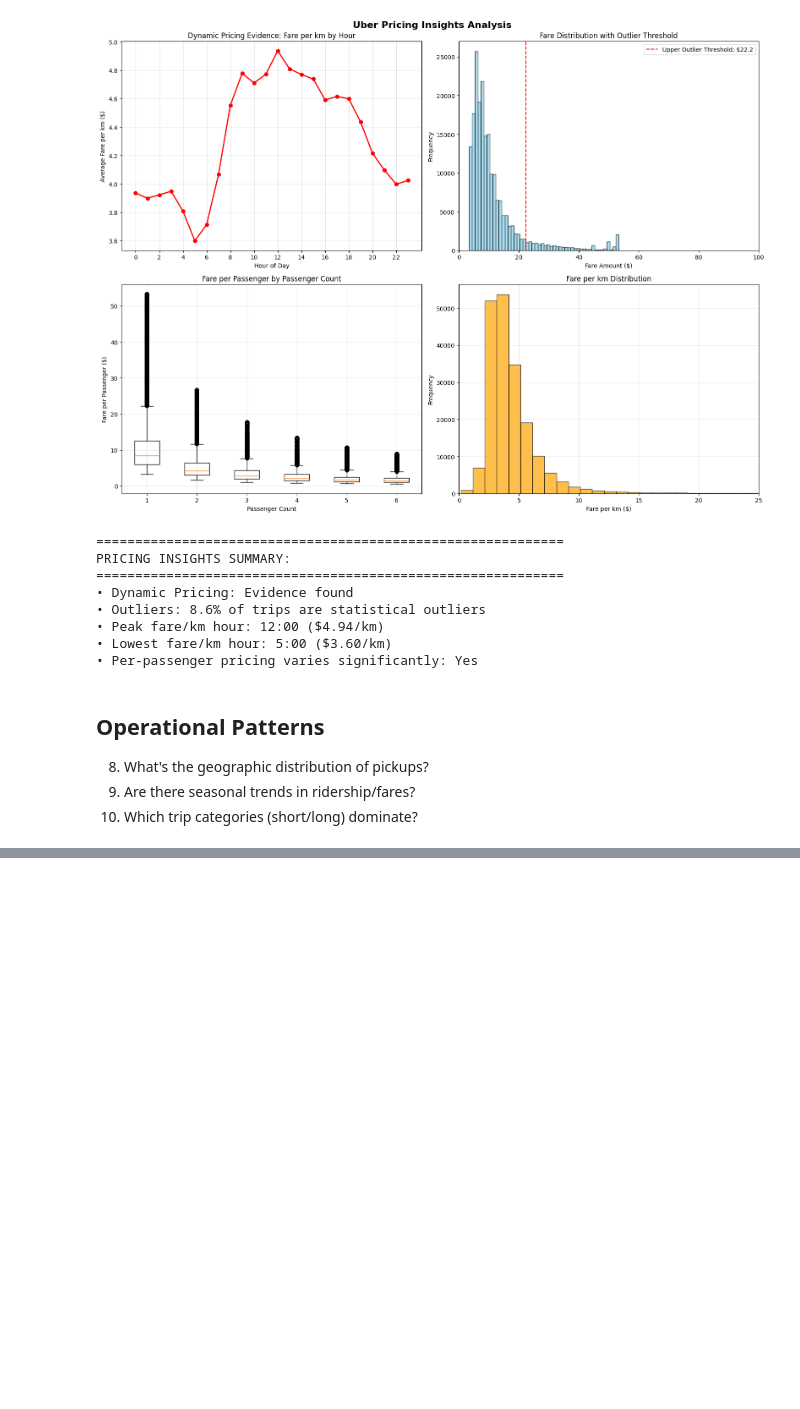
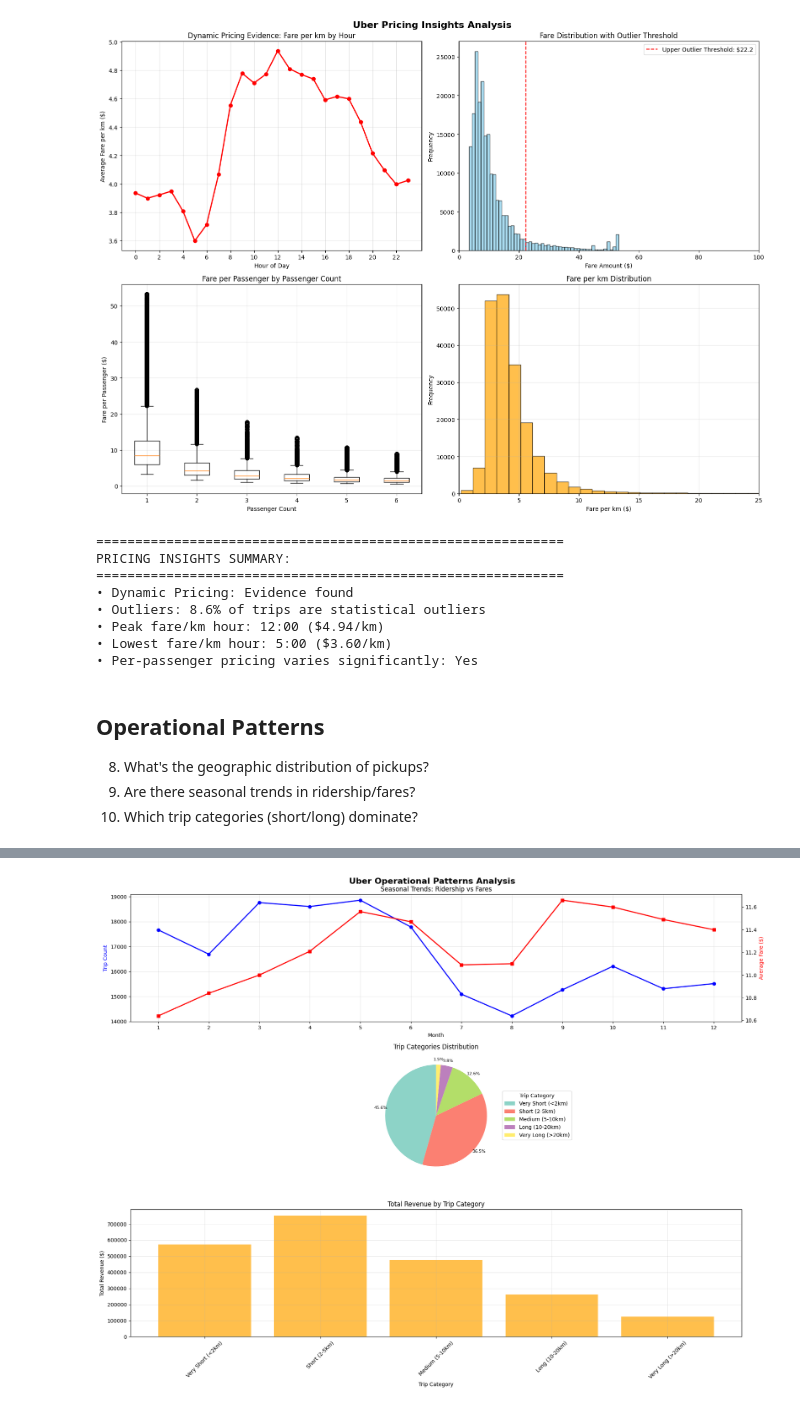
Before and after one commit to necromet/Uber-Fares-Analysis, a Jupyter notebook: uber-fares-analysis.ipynb, the cells around one changed output, grey strips where cells are left out. Cells and saved outputs as stored; diff of their text form; code cells hidden in the pictures; blank space fills up the shorter version.

```diff
--- a/uber-fares-analysis.ipynb
+++ b/uber-fares-analysis.ipynb
@@ -402,0 +528,80 @@ PRICING INSIGHTS SUMMARY:
+# %%
+# VISUALIZATION OF OPERATIONAL PATTERNS
+fig, axes = plt.subplots(3, 1, figsize=(18, 14))
+fig.suptitle('Uber Operational Patterns Analysis', fontsize=16, fontweight='bold')
+
+# 2. Seasonal Trends (if available)
+if 'pickup_month' in df.columns:
+    x_months = monthly_trends.index
+    y_trips = monthly_trends['trip_count']
+    y_fares = monthly_trends['avg_fare']
+
+    ax2 = axes[0]
+    ax2_twin = ax2.twinx()
+
+    line1 = ax2.plot(x_months, y_trips, 'b-o', linewidth=2, label='Trip Count')
+    line2 = ax2_twin.plot(x_months, y_fares, 'r-s', linewidth=2, label='Avg Fare')
+
+    ax2.set_xlabel('Month')
+    ax2.set_ylabel('Trip Count', color='blue')
+    ax2_twin.set_ylabel('Average Fare ($)', color='red')
+    ax2.set_title('Seasonal Trends: Ridership vs Fares')
+    ax2.grid(True, alpha=0.3)
+    ax2.set_xticks(range(1, 13))
+else:
+    axes[0].text(0.5, 0.5, 'Seasonal data not available',
+                   ha='center', va='center', transform=axes[0,1].transAxes)
+    axes[0].set_title('Seasonal Trends (Data Not Available)')
+
+# 3. Trip Categories Distribution
+category_counts = category_analysis['trip_count']
+colors = plt.cm.Set3(np.linspace(0, 1, len(category_counts)))
+wedges, texts, autotexts = axes[1].pie(
+    category_counts,
+    autopct='%1.1f%%',
+    colors=colors,
+    startangle=90,
+    pctdistance=1.1,  # Move percentage labels closer to center
+    labeldistance=1.1  # Move category labels further out
+)
+axes[1].set_title('Trip Categories Distribution')
+# Improve label appearance to avoid overlap
+for text in texts + autotexts:
+    text.set_fontsize(8)
+# Add legend for trip categories
+axes[1].legend(
+    wedges,
+    category_analysis.index,
+    title="Trip Category",
+    loc="center left",
+    bbox_to_anchor=(1, 0.5)
+)
+
+# 4. Revenue by Trip Category
+axes[2].bar(category_analysis.index, category_analysis['total_revenue'],
+              color='orange', alpha=0.7)
+axes[2].set_title('Total Revenue by Trip Category')
+axes[2].set_xlabel('Trip Category')
+axes[2].set_ylabel('Total Revenue ($)')
+axes[2].tick_params(axis='x', rotation=45)
+axes[2].grid(True, alpha=0.3)
+
+plt.tight_layout()
+plt.show()
+
+# Summary of operational patterns
+print("\n" + "="*70)
+print("OPERATIONAL PATTERNS SUMMARY:")
+print("="*70)
+
+if 'pickup_month' in df.columns:
+    print(f"• Seasonal variation: {ridership_cv:.1f}% CV in monthly ridership")
+    print(f"• Peak season: {month_names[peak_month]} ({monthly_trends.loc[peak_month, 'trip_count']} trips)")
+else:
+    print("• Seasonal analysis: Data not available")
+
+print(f"• Dominant trip category: {dominant_category} ({category_analysis.loc[dominant_category, 'trip_percentage']:.1f}% of trips)")
+print(f"• Revenue leader category: {revenue_leader} ({category_analysis.loc[revenue_leader, 'revenue_percentage']:.1f}% of revenue)")
+print(f"• Short trips (<5km): {(category_analysis.loc[category_analysis.index.str.contains('Very Short|Short'), 'trip_percentage'].sum()):.1f}% of all trips")
+# %% [output]
+[figure, added]
```
Also changed, not shown: parts of 3 cells of this notebook.
